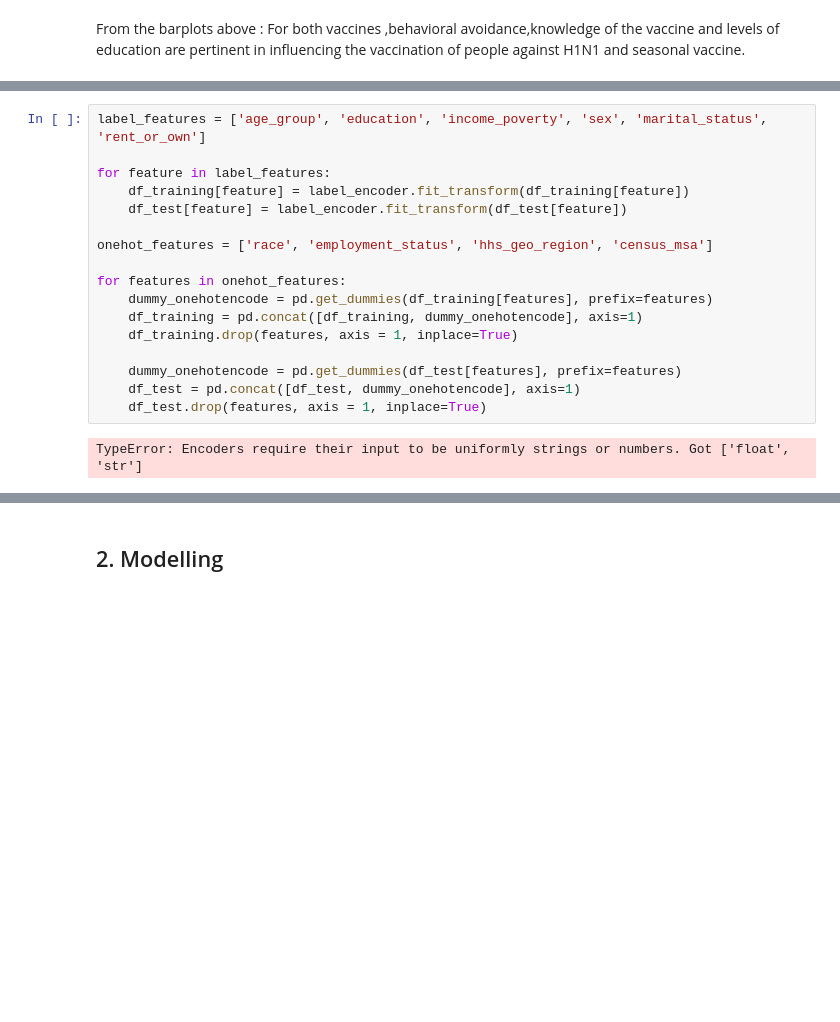
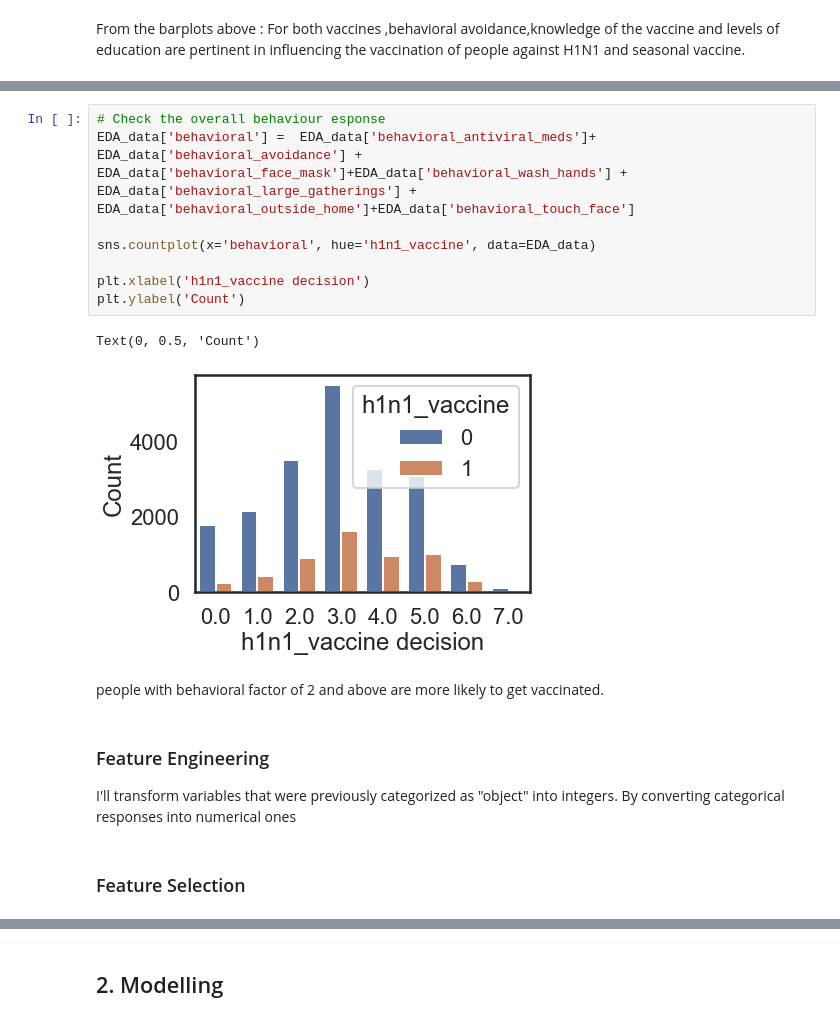
Before and after one commit to sophline/Vaccination_prediction, a Jupyter notebook: prediction.ipynb, the cells around one changed output, grey strips where cells are left out. Cells and saved outputs as stored; diff of their text form; blank space fills up the shorter version.

```diff
--- a/prediction.ipynb
+++ b/prediction.ipynb
@@ -608,19 +545,19 @@ TypeError: Encoders require their input to be uniformly strings or numbers. Got
-# %%
-label_features = ['age_group', 'education', 'income_poverty', 'sex', 'marital_status', 'rent_or_own']
-
-for feature in label_features:
-    df_training[feature] = label_encoder.fit_transform(df_training[feature])
-    df_test[feature] = label_encoder.fit_transform(df_test[feature])
-
-onehot_features = ['race', 'employment_status', 'hhs_geo_region', 'census_msa']
-
-for features in onehot_features:
-    dummy_onehotencode = pd.get_dummies(df_training[features], prefix=features)
-    df_training = pd.concat([df_training, dummy_onehotencode], axis=1)
-    df_training.drop(features, axis = 1, inplace=True)
-
-    dummy_onehotencode = pd.get_dummies(df_test[features], prefix=features)
-    df_test = pd.concat([df_test, dummy_onehotencode], axis=1)
-    df_test.drop(features, axis = 1, inplace=True)
-# %% [output]
-TypeError: Encoders require their input to be uniformly strings or numbers. Got ['float', 'str']
+# %%
+# Check the overall behaviour esponse
+EDA_data['behavioral'] =  EDA_data['behavioral_antiviral_meds']+ EDA_data['behavioral_avoidance'] + EDA_data['behavioral_face_mask']+EDA_data['behavioral_wash_hands'] + EDA_data['behavioral_large_gatherings'] + EDA_data['behavioral_outside_home']+EDA_data['behavioral_touch_face']
+
+sns.countplot(x='behavioral', hue='h1n1_vaccine', data=EDA_data)
+
+plt.xlabel('h1n1_vaccine decision')
+plt.ylabel('Count')
+# %% [output]
+Text(0, 0.5, 'Count')
+[figure, added]
+# %% [markdown]
+people with behavioral factor of 2 and above are more likely to get vaccinated.
+# %% [markdown]
+### Feature Engineering
+
+I'll transform variables that were previously categorized as "object" into integers. By converting categorical responses into numerical ones
+# %% [markdown]
+### Feature Selection
```
Also changed, not shown: parts of 25 cells of this notebook.
